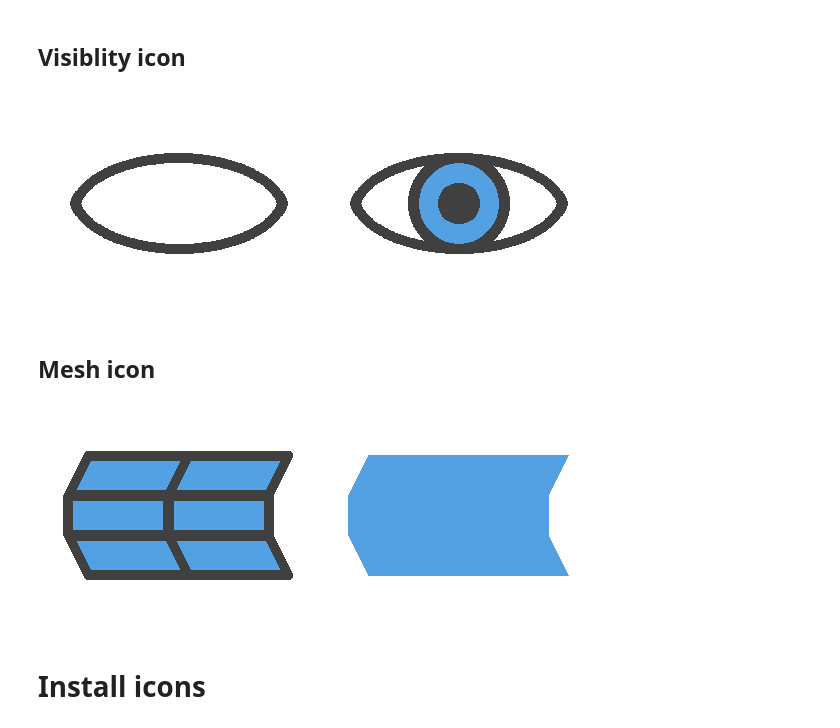
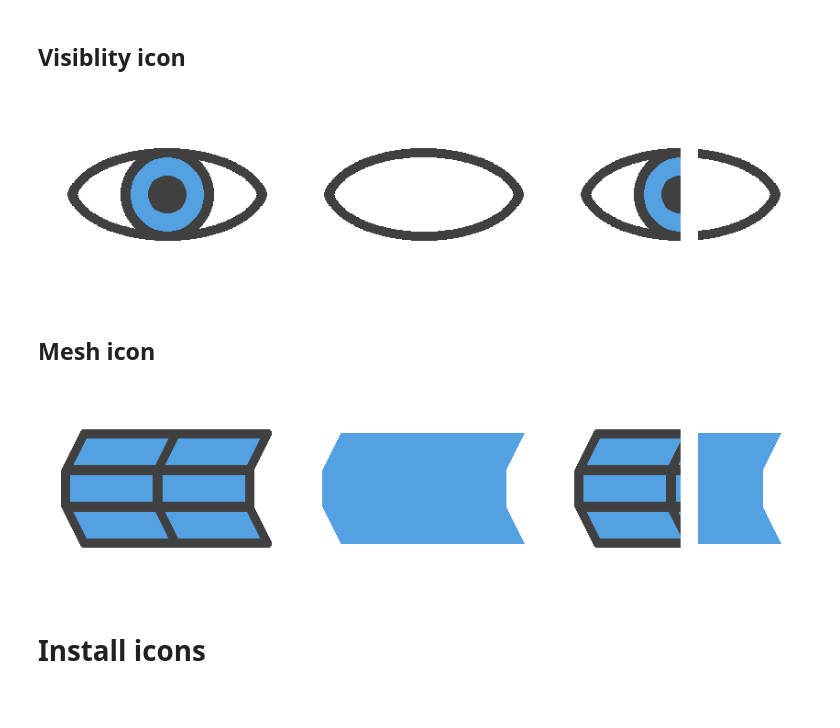
Before and after one commit to bernhard-42/cadquery-jupyter-extension, a Jupyter notebook: Icon Factory.ipynb, the cells around one changed output. Drawn from its saved outputs; the diff is of its cells as text; code cells hidden in the pictures.

Commit message:
added mixed icons

```diff
--- a/Icon Factory.ipynb
+++ b/Icon Factory.ipynb
@@ -62,7 +62,7 @@ class Base():
 
     def face(self, *points):
         coord_points = [p.coord(self.height, self.scale) for p in points]
-        self.draw.polygon(coord_points, fill=fill_color, outline=fill_color)
+        self.draw.polygon(coord_points, fill=self.fill_color, outline=self.fill_color)
 
     def arc(self, p1, p2, start, end):
         coord_p1 = p1.coord(self.height, self.scale)
@@ -80,6 +80,9 @@ class Base():
 
     def save(self, filename):
         self.im.save(filename)
+
+    def y(self, x):
+        return Point(x, int(self.height / self.width * x))
 # %% [markdown]
 ## Common definitions
 # %%
@@ -261,41 +304,47 @@ c.im
 class Visible(Base):
 
     def __init__(self, width, height, scale=9, stroke=9, color=None, fill_color=None, background_color=None):
         super().__init__(width, height, scale, stroke, color, fill_color, background_color)
 
     def create(self, visible=True):
         P = 1
         R = 5
         b00 = Point(3, self.height - 5)
         b11 = Point(self.width - 3, 5)
         c00 = Point(self.width // 2 - R, self.height // 2 + R)
         c11 = Point(self.width // 2 + R, self.height // 2 - R)
         p00 = Point(self.width // 2 - 2, self.height // 2 + 2)
         p11 = Point(self.width // 2 + 2, self.height // 2 - 2)
 
         self.arc(b00.shift(0,-P), b11.shift(0,-P), -170, -10)
         self.arc(b00.shift(0, P), b11.shift(0, P), 10, 170)
 
         if visible:
             self.ellipse(c00, c11, fill_color=fill_color)
             self.ellipse(p00, p11, fill_color=color)
             self.ellipse(p00, p11, fill_color=color)
         return self.im
 
 
-new_im = Image.new('RGBA', (2 * width*scale, height*scale))
+new_im = Image.new('RGBA', (3 * width*scale, height*scale))
 x_offset = 0
+c = {}
+for visible in ["shape", "no_shape"]:
+    c[visible] = Visible(width, height, scale, stroke=scale, fill_color=fill_color, color=color, background_color=None)
+    c[visible].create(visible == "shape")
+    new_im.paste(c[visible].im, (x_offset,0))
+    x_offset += c[visible].im.size[0]
+    c[visible].save("./icons/%s.png" % visible)
 
-for visible in ["hidden", "visible"]:
-    c = Visible(width, height, scale, stroke=scale, fill_color=fill_color, color=color, background_color=None)
-    c.create(visible == "visible")
-    new_im.paste(c.im, (x_offset,0))
-    x_offset += c.im.size[0]
-    c.save("./icons/%s.png" % visible)
+mixed = Image.new('RGBA', (width*scale, height*scale))
+mixed.paste(c["shape"].im, (0,0), mask=mask1.im)
+mixed.paste(c["no_shape"].im, (0,0), mask=mask2.im)
+mixed.save("./icons/mix_shape.png")
 
+new_im.paste(mixed, (x_offset,0))
 new_im
 # %% [output]
-[figure, old version]
+[figure, new version]
 # %% [markdown]
 ## Mesh icon
 # %%
@@ -335,19 +384,25 @@ class Mesh(Base):
 
         return self.im
 
-new_im = Image.new('RGBA', (2 * width*scale, height*scale))
+new_im = Image.new('RGBA', (3 * width*scale, height*scale))
 x_offset = 0
+c = {}
+for visible in ["mesh", "no_mesh"]:
+    c[visible] = Mesh(width, height, scale, stroke=scale, fill_color=fill_color, color=color, background_color=None)
+    c[visible].create(visible == "mesh")
+    new_im.paste(c[visible].im, (x_offset,0))
+    x_offset += c[visible].im.size[0]
+    c[visible].save("./icons/%s.png" % visible)
 
-for visible in ["mesh", "no_mesh"]:
-    c = Mesh(width, height, scale, stroke=scale, fill_color=fill_color, color=color, background_color=None)
-    c.create(visible == "mesh")
-    new_im.paste(c.im, (x_offset,0))
-    x_offset += c.im.size[0]
-    c.save("./icons/%s.png" % visible)
+mixed = Image.new('RGBA', (width*scale, height*scale))
+mixed.paste(c["mesh"].im, (0,0), mask=mask1.im)
+mixed.paste(c["no_mesh"].im, (0,0), mask=mask2.im)
+mixed.save("./icons/mix_mesh.png")
 
+new_im.paste(mixed, (x_offset,0))
 new_im
 # %% [output]
-[figure, old version]
+[figure, new version]
 # %% [markdown]
 # Install icons
 # %%
```
Also changed, not shown: parts of 1 cell of this notebook, 9 other files.
